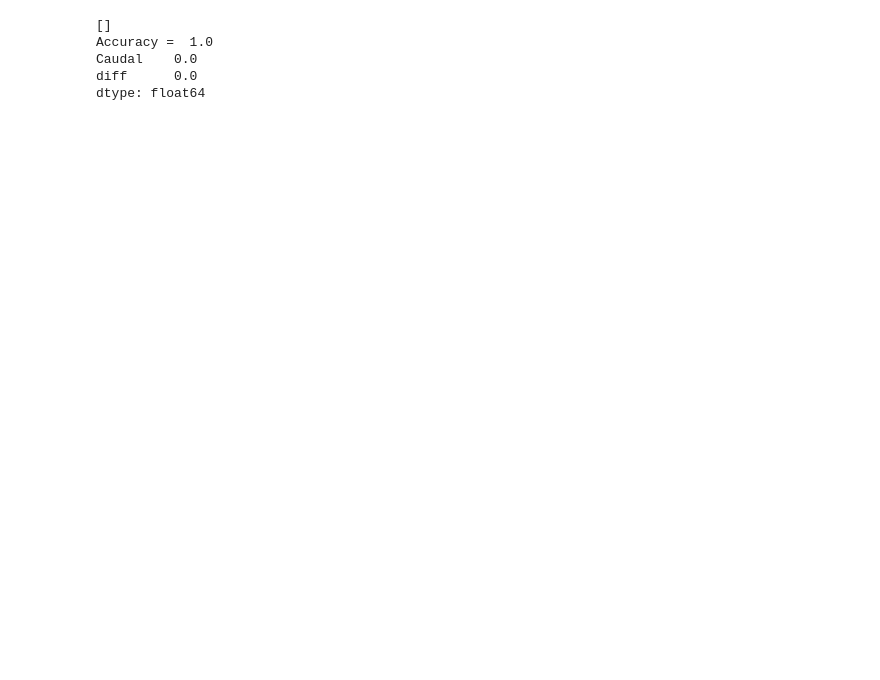
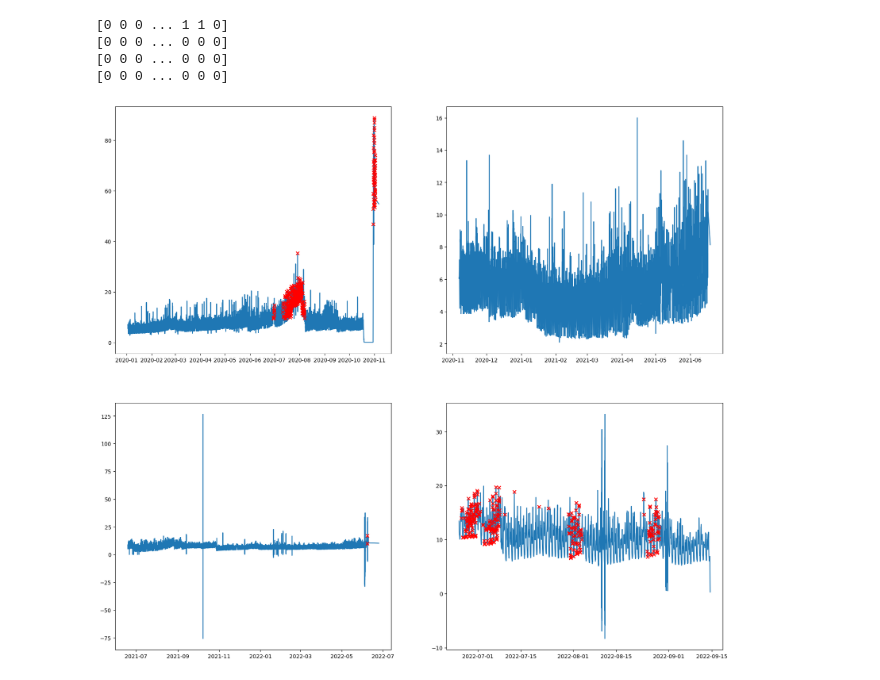
Before and after one commit to Francisc0F/projeto_licenciatura, a Jupyter notebook: caracterização de dados/Método random forest.ipynb, the cells around one changed output. Cells and saved outputs as stored; diff of their text form; code cells hidden in the pictures; blank space fills up the shorter version.

```diff
--- a/caracterização de dados/Método random forest.ipynb
+++ b/caracterização de dados/Método random forest.ipynb
@@ -329,38 +317,36 @@ data.loc['2022-07-01']
 # %%
-from sklearn.model_selection import train_test_split
 
-from sklearn.ensemble import RandomForestClassifier
-from sklearn import metrics
+for index, df in enumerate(supervisedList):
+    supervisedList[index]['Y_pred'] = predict(supervisedList[index], bestModel)
+# %% [output]
+[0 0 0 ... 1 1 0]
+[0 0 0 ... 0 0 0]
+[0 0 0 ... 0 0 0]
+[0 0 0 ... 0 0 0]
 # %%
+# todo remove 0 caudal in supervised [0] - correr novamente o timediff splitter, pois ha buracos com caudal 0
 
-def trainTestPredict(data):
-    Y = data['Y']
-    Y = Y.astype('int')
-    X = data.drop(labels=['Y'], axis=1)
-    X_train, X_test, Y_train, Y_test = train_test_split(X, Y, test_size=0.20, random_state=30)
 
-    model = RandomForestClassifier(n_estimators= 1000, random_state=30)
+fig, axs = plt.subplots(2, 2)
+fig.set_size_inches(20, 18)
+fig.set_dpi(100)
 
-    model.fit(X_train, Y_train)
+# Iterate over the list of data frames and the subplots
+for df, ax in zip(supervisedList, axs.flatten()):
+    # Plot the 'prev_1' column of the data frame on the current subplot
+    ax.plot(df.index, df['prev_1'])
+    mask = df['Y_pred'] == 1
+    x = df[mask].index
+    y = df[mask]['prev_1']
+    ax.scatter(x, y, c='r', marker='x', zorder=2)
 
-    prediction_test = model.predict(X_test)
-    print(prediction_test[prediction_test == 1])
-    #print(prediction_test)
-    print("Accuracy = ", metrics.accuracy_score(Y_test, prediction_test))
+# Show the plot
+plt.show()
 
-    feature_list = list(X.columns)
-    feature_imp = pd.Series(model.feature_importances_,index=feature_list).sort_values(ascending=False)
-    print(feature_imp)
-    #print(X_test)
-    #print(Y_test[Y_test == 1] )
 
-    #print(Y_train)
-    #print(Y_train[Y_train == 1] )
 
-trainTestPredict(data)
+
+
+#supervisedList[0]['Y_pred']
 # %% [output]
-[]
-Accuracy =  1.0
-Caudal    0.0
-diff      0.0
-dtype: float64
+[figure, added]
```
Also changed, not shown: parts of 20 cells of this notebook.
